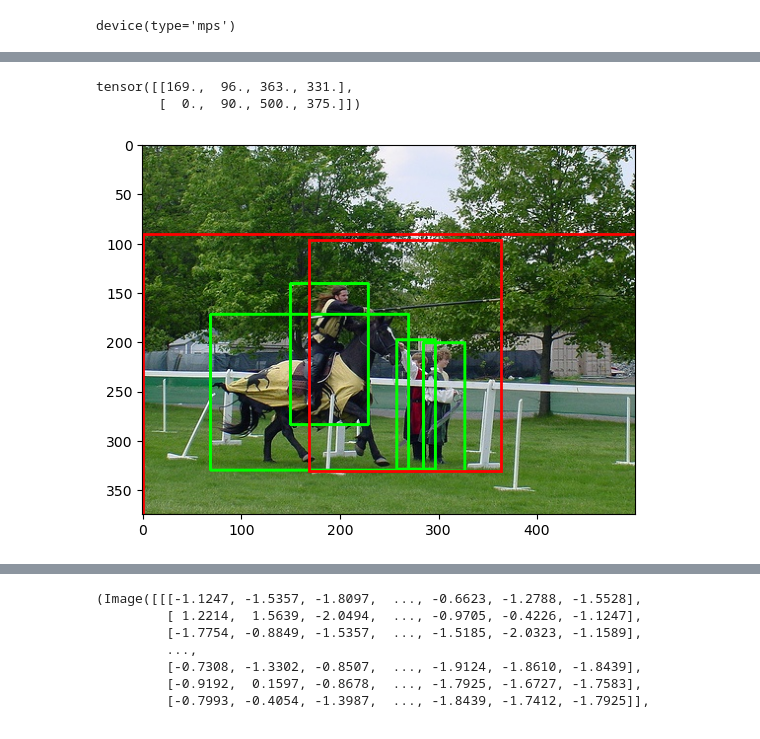
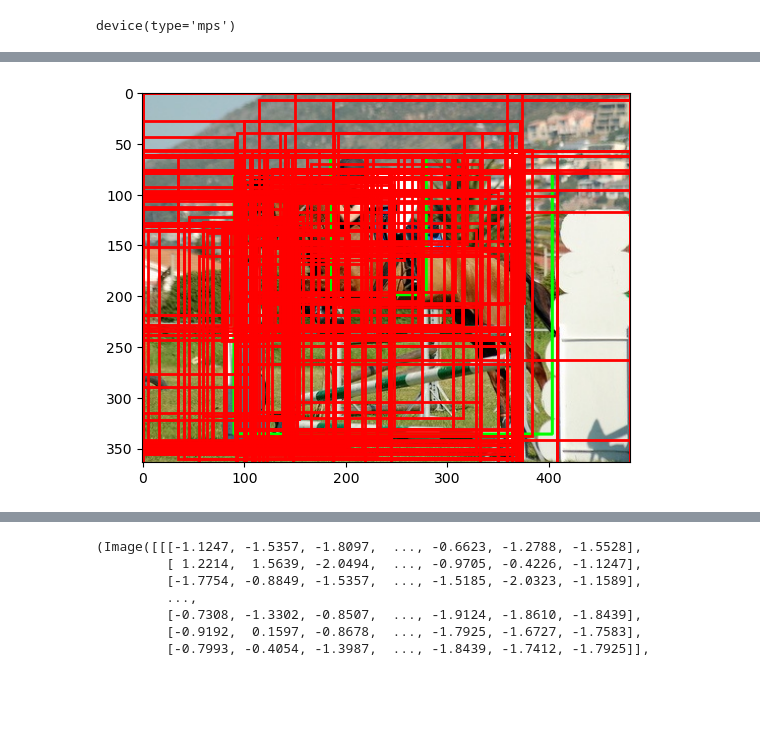
Before and after one commit to h383kim/Fast-R-CNN, a Jupyter notebook: Fast R-CNN.ipynb, the cells around one changed output, grey strips where cells are left out. Saved outputs shown, nothing was run; the diff lists cells and outputs as text; code cells hidden in the pictures; blank space fills up the shorter version.

```diff
--- a/Fast R-CNN.ipynb
+++ b/Fast R-CNN.ipynb
@@ -664,25 +761,3 @@ No objects detected
-# %%
-def draw_gtbboxes(img_path, anno_path, proposals):
-    image = cv2.imread(img_path, cv2.IMREAD_COLOR)
-    image = cv2.cvtColor(image, cv2.COLOR_BGR2RGB)
-    tree = ET.parse(anno_path)
-    root = tree.getroot()
-    gt_bboxes = parse_xml_boxes(root)
-
-    # Draw GT bounding boxes
-    for bbox in gt_bboxes:
-        xmin, ymin, xmax, ymax = bbox[0], bbox[1], bbox[2], bbox[3]
-        image = cv2.rectangle(image, (xmin, ymin), (xmax, ymax), color=(0, 255, 0), thickness=2)
-
-    fig, ax = plt.subplots(1)
-    ax.imshow(image)
-
-    # Draw proposal bounding boxes
-    for idx, bbox in enumerate(proposals):
-        x_min, y_min, width, height = bbox[0], bbox[1], bbox[2] - bbox[0], bbox[3] - bbox[1]
-        rect = plt.Rectangle((x_min, y_min), width, height, linewidth=2, edgecolor='r', facecolor='none')
-        ax.add_patch(rect)
-    return
 # %%
 draw_gtbboxes(sample_path, '/Users/h383kim/pytorch/data/PASCAL_VOC_trainval/VOCdevkit/VOC2007/Annotations/000017.xml', [])
 # %% [output]
@@ -690,10 +765,4 @@ draw_gtbboxes(sample_path, '/Users/h383kim/pytorch/data/PASCAL_VOC_trainval/VOCd
-# %%
-cpu_ROIs = ROIs.cpu()
-cpu_ROIs
-# %% [output]
-tensor([[169.,  96., 363., 331.],
-        [  0.,  90., 500., 375.]])
 # %%
-draw_gtbboxes(sample_path, '/Users/h383kim/pytorch/data/PASCAL_VOC_trainval/VOCdevkit/VOC2007/Annotations/000009.xml', cpu_ROIs)
+draw_gtbboxes(sample_path, '/Users/h383kim/pytorch/data/PASCAL_VOC_trainval/VOCdevkit/VOC2007/Annotations/000017.xml', cpu_ROIs)
 # %% [output]
-[figure, old version]
+[figure, new version]
```
Also changed, not shown: parts of 15 cells of this notebook.
